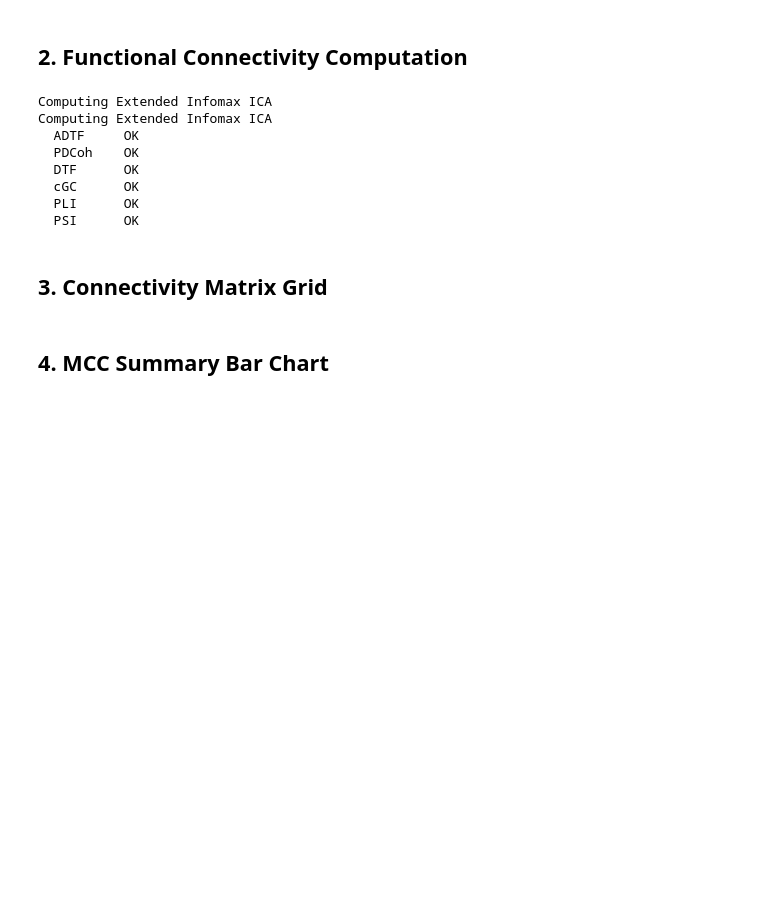
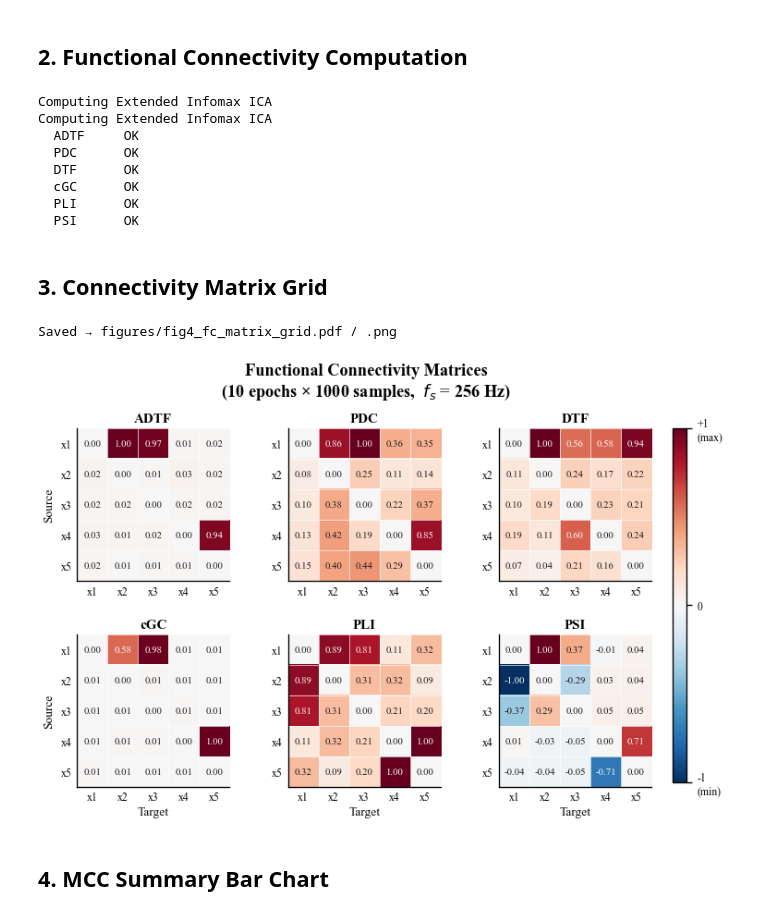
Before and after one commit to HanweiLiu-Viola/Causality-Analysis, a Jupyter notebook: notebooks/fc_random_demo.ipynb, the cells around one changed output. Saved outputs shown, nothing was run; the diff lists cells and outputs as text; code cells hidden in the pictures; blank space fills up the shorter version.

```diff
--- a/notebooks/fc_random_demo.ipynb
+++ b/notebooks/fc_random_demo.ipynb
@@ -92,14 +51,10 @@ N_NODES = 5
 SEED    = 42
 NODE_LABELS = [f'x{i+1}' for i in range(N_NODES)]
 
-# ── Ground truth adjacency (source → target) ──────────────────────────────────
-GT = np.array([
-    [0, 1, 1, 0, 0],   # x1 → x2, x3
-    [0, 0, 0, 0, 0],
-    [0, 0, 0, 0, 0],
-    [0, 0, 0, 0, 1],   # x4 → x5
-    [0, 0, 0, 0, 0],
-])
+# Ground-truth adjacency is loaded from src/simulation/ground_truth.py
+# (single source of truth shared with scripts/02_run_fc.py).
+# GT[source, target] = 1  means  channel (source+1) drives channel (target+1).
+GT = GROUND_TRUTH[MODEL]
 
 # ── Generate 5 epochs → stack to (epochs, nodes, time) ────────────────────────
 N_EPOCHS = 10
@@ -257,7 +212,7 @@ Saved → figures/fig2_time_series.pdf / .png
 # %%
 METHODS_PARAMS = {
     'ADTF' : {'fmin': 8, 'fmax': 12, 'n_freqs': 100, 'maxlags': 10, 'integrate': True},
-    'PDCoh': {'model_order': 5, 'n_fft': 128, 'ica_method': 'infomax_extended', 'integrate': True},
+    'PDC'  : {'model_order': 5, 'n_fft': 128, 'ica_method': 'infomax_extended', 'integrate': True},
     'DTF'  : {'model_order': 5, 'n_fft': 128, 'ica_method': 'infomax_extended', 'integrate': True},
     'cGC'  : {},
     'PLI'  : {'fmin': 8, 'fmax': 12, 'integrate': True},
@@ -275,7 +230,7 @@ for method, res in results.items():
 Computing Extended Infomax ICA
 Computing Extended Infomax ICA
   ADTF     OK
-  PDCoh    OK
+  PDC      OK
   DTF      OK
   cGC      OK
   PLI      OK
@@ -318,7 +254,7 @@ FIG_H  = 4.2
 
 fig, axes = plt.subplots(N_ROWS, N_COLS,
                          figsize=(FIG_W, FIG_H),
-                         gridspec_kw={'hspace': 0.60, 'wspace': 0.35})
+                         gridspec_kw={'hspace': 0.35, 'wspace': 0.35})
 axes_flat = axes.flatten()
 
 def maxabs_normalize(m):
@@ -378,39 +314,39 @@ for idx, method in enumerate(METHOD_LIST):
         conn = conn.T
 
     # Max-abs normalize to [-1, 1] for comparable display across methods
     conn_display = maxabs_normalize(conn)
 
     draw_matrix(ax, conn_display, method, show_cbar=False)
 
 # ── Shared axis labels ────────────────────────────────────────────────────────
 for ax in axes[:, 0]:
     ax.set_ylabel('Source', fontsize=8, labelpad=4)
 for ax in axes[-1, :]:
     ax.set_xlabel('Target', fontsize=8, labelpad=2)
 
 # ── Shared diverging colorbar ─────────────────────────────────────────────────
 plt.subplots_adjust(right=0.87)
 sm = mpl.cm.ScalarMappable(cmap='RdBu_r',
                             norm=mpl.colors.Normalize(vmin=-1, vmax=1))
 sm.set_array([])
 cbar_ax = fig.add_axes([0.895, 0.12, 0.018, 0.76])
 cbar = fig.colorbar(sm, cax=cbar_ax)
 cbar.set_ticks([-1, 0, 1])
 cbar.set_ticklabels(['-1\n(min)', '0', '+1\n(max)'])
 # cbar.set_label('FC strength (max-abs normalised)', fontsize=7, labelpad=6)
 cbar.ax.tick_params(labelsize=7)
 
-# fig.suptitle(
-#     'Functional Connectivity Matrices — Random Model\n'
-#     f'({N_EPOCHS} epochs × {T} samples,  $f_s = {FS}$ Hz)',
-#     fontsize=11, fontweight='bold', y=1.02
-# )
 fig.suptitle(
-    'Functional Connectivity Matrices',
+    'Functional Connectivity Matrices\n'
+    f'({N_EPOCHS} epochs × {T} samples,  $f_s$ = {FS} Hz)',
     fontsize=11, fontweight='bold', y=1.02
 )
+
 savefig('fig4_fc_matrix_grid')
 plt.show()
+# %% [output]
+Saved → figures/fig4_fc_matrix_grid.pdf / .png
+[figure, added]
 # %% [markdown]
 ## 4. MCC Summary Bar Chart
 # %%
```
Also changed, not shown: parts of 9 cells of this notebook, 3 other files.
